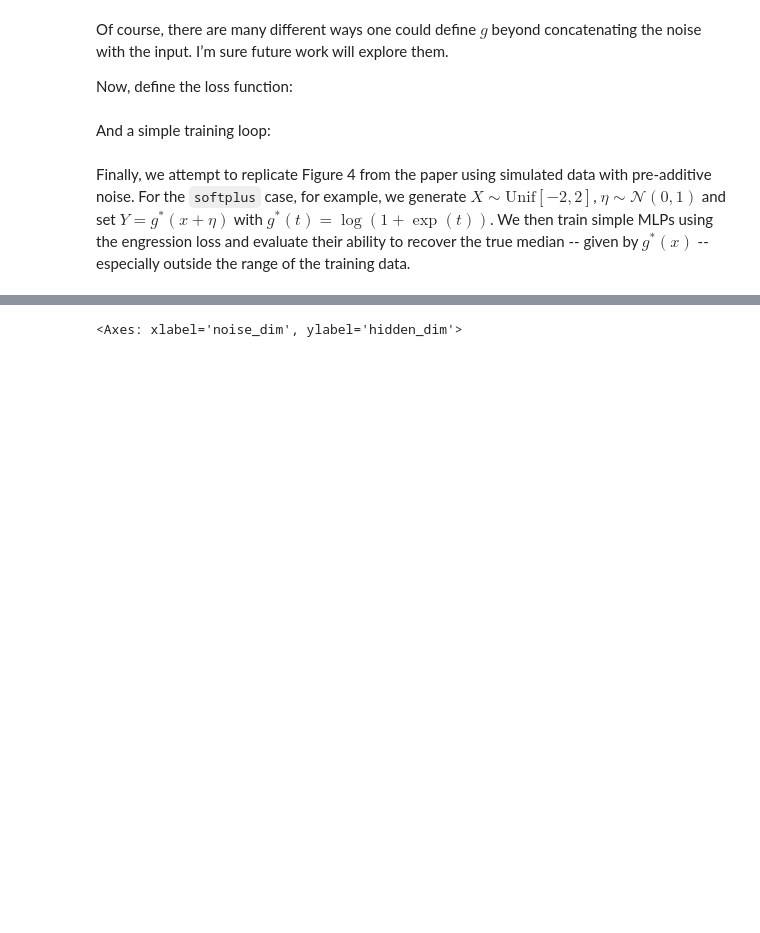
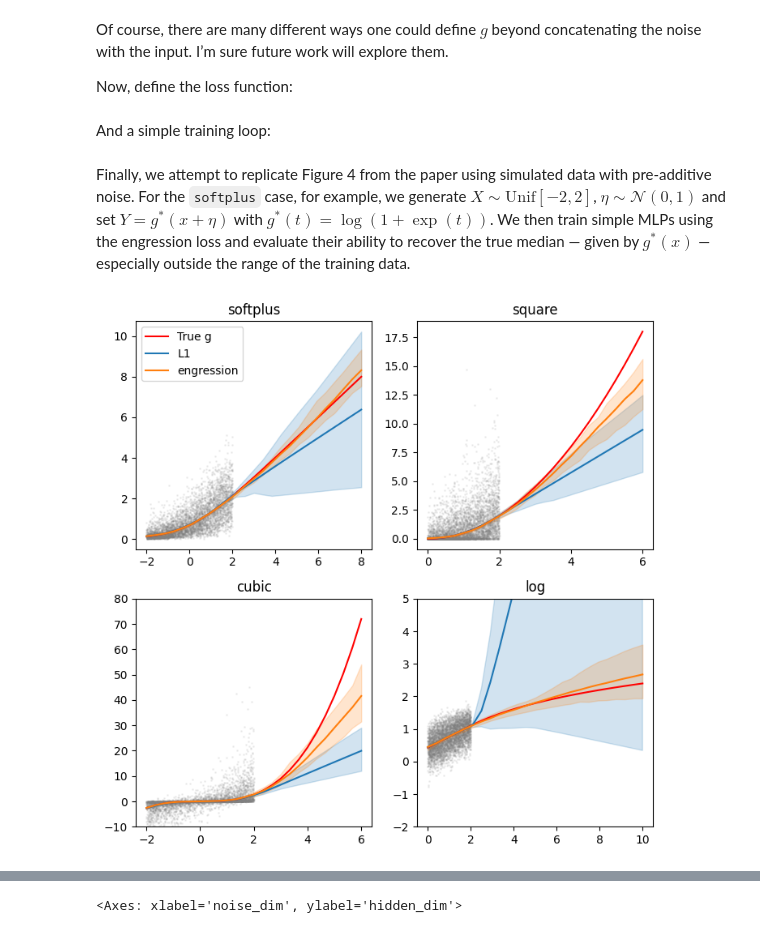
Before and after one commit to emiliocantuc/emiliocantuc.github.io, a Jupyter notebook: posts/papers/engression/index.ipynb, the cells around one changed output, grey strips where cells are left out. Saved outputs shown, nothing was run; the diff lists cells and outputs as text; code cells hidden in the pictures; blank space fills up the shorter version.

```diff
--- a/posts/papers/engression/index.ipynb
+++ b/posts/papers/engression/index.ipynb
@@ -303,7 +267,7 @@ def train_l1(g, dl, lr = 0.001, epochs = 100, verbose = True):
 
     return losses
 # %% [markdown]
-Finally, we attempt to replicate Figure 4 from the paper using simulated data with pre-additive noise. For the `softplus` case, for example, we generate $X \sim \text{Unif}[-2, 2]$, $\eta \sim \mathcal N(0, 1)$ and set $Y = g^\ast(x + \eta)$ with $g^\ast(t) = \log(1+\exp(t))$.  We then train simple MLPs using the engression loss and evaluate their ability to recover the true median -- given by $g^\ast(x)$ -- especially outside the range of the training data.
+Finally, we attempt to replicate Figure 4 from the paper using simulated data with pre-additive noise. For the `softplus` case, for example, we generate $X \sim \text{Unif}[-2, 2]$, $\eta \sim \mathcal N(0, 1)$ and set $Y = g^\ast(x + \eta)$ with $g^\ast(t) = \log(1+\exp(t))$.  We then train simple MLPs using the engression loss and evaluate their ability to recover the true median — given by $g^\ast(x)$ — especially outside the range of the training data.
 # %%
 #| code-summary: Synthetic data
 #| code-fold: true
@@ -362,15 +326,15 @@ depth = lambda name: 2 if name in 'softplus/square' else 3
 hidden_dim = 100
 lr = lambda name: 5e-2 #1e-3 #if name in 'softplus/square' else 1e-4
 
-n_runs = 5
+n_runs = 20
 pre_additive_noise = True
 
 saved_g_preds = {}
 saved_l1_preds = {}
 
 extra = '_post' if not pre_additive_noise else ''
-# saved_g_preds = torch.load(f'logs/saved_g_preds{extra}.pt')
-# saved_l1_preds = torch.load(f'logs/saved_l1_preds{extra}.pt')
+saved_g_preds = torch.load(f'logs/saved_g_preds{extra}.pt')
+saved_l1_preds = torch.load(f'logs/saved_l1_preds{extra}.pt')
 
 
 f, axs = plt.subplots(2, 2, figsize = (7, 7))
@@ -431,33 +395,35 @@ for (name, g_star), ax in zip(g_stars.items(), axs.flatten()):
 
 
     X, Y = train_data(ds_size(name), 1, type = name, pre_additive_noise = True)
     ax.scatter(X[:5000], Y[:5000], color = 'gray',  alpha = 0.1, s = 1)
     ax.plot(t, g_star(t), label = f'True g', color = 'red')
 
     ax.plot(t, l1_preds.mean(dim = 0), color = 'tab:blue', label = 'L1')
     ax.fill_between(t.flatten(),
         l1_preds.quantile(0.10, dim = 0).flatten(),
         l1_preds.quantile(0.90, dim = 0).flatten(),
         alpha = 0.2, color = 'tab:blue'
     )
 
     ax.plot(t, g_preds.mean(dim = 0), color = 'tab:orange', label = 'engression')
     ax.fill_between(t.flatten(),
         g_preds.quantile(0.10, dim = 0).flatten(),
         g_preds.quantile(0.90, dim = 0).flatten(),
         alpha = 0.2, color = 'tab:orange'
     )
     ax.set_title(name)
 
 
 axs[0, 0].legend()
 axs[1, 1].set_ylim((-2, 5))
 axs[1, 0].set_ylim((-10, 80))
 
 f.tight_layout()
 f.savefig(f'images/figure4{extra}.png', dpi = 300, bbox_inches = 'tight')
 
 
-# torch.save(saved_g_preds, f'logs/saved_g_preds{extra}.pt')
-# torch.save(saved_l1_preds, f'logs/saved_l1_preds{extra}.pt')
+torch.save(saved_g_preds, f'logs/saved_g_preds{extra}.pt')
+torch.save(saved_l1_preds, f'logs/saved_l1_preds{extra}.pt')
+# %% [output]
+[figure, added]
 # %% [markdown]
```
Also changed, not shown: parts of 14 cells of this notebook, 15 other files.
